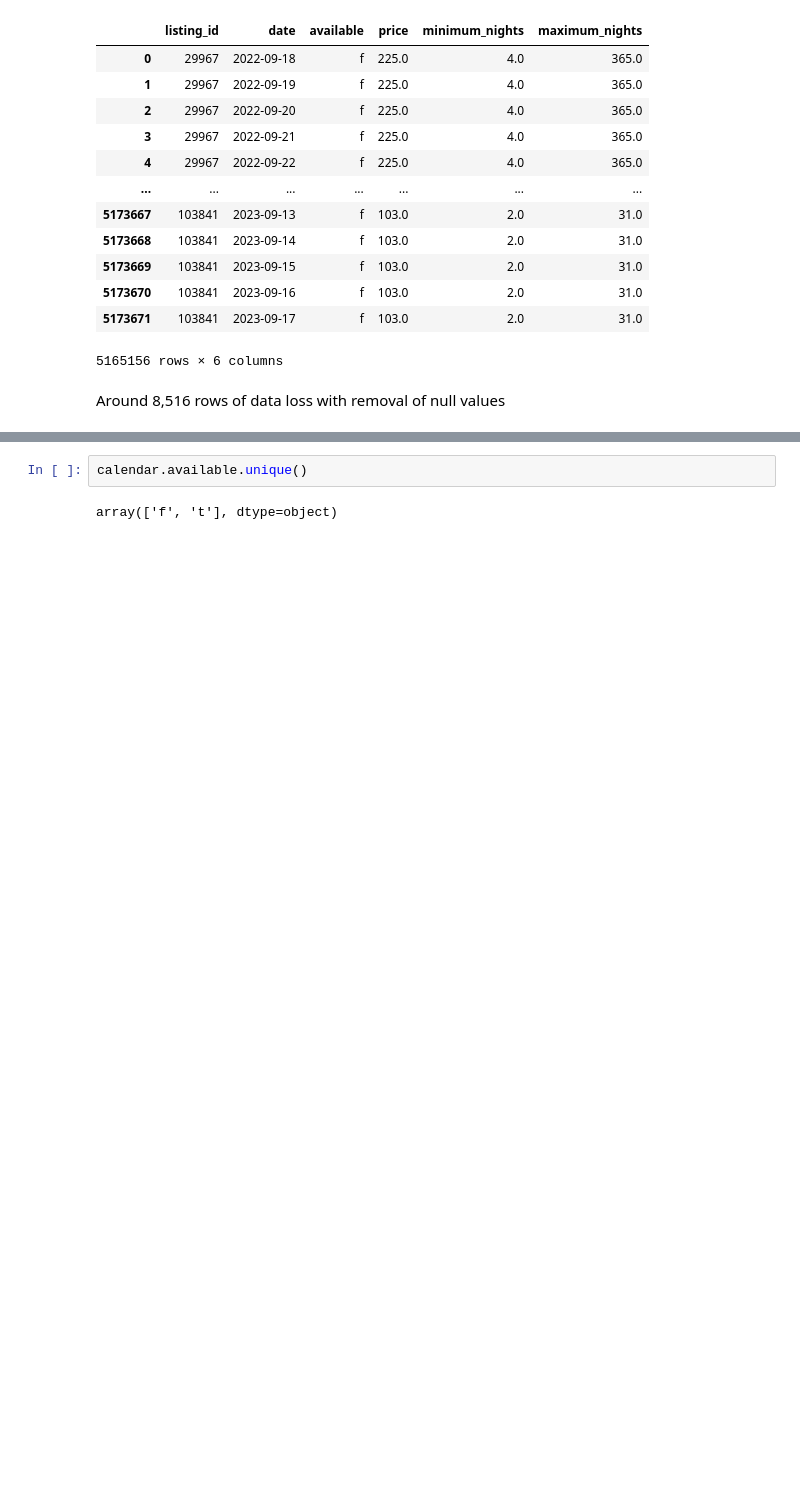
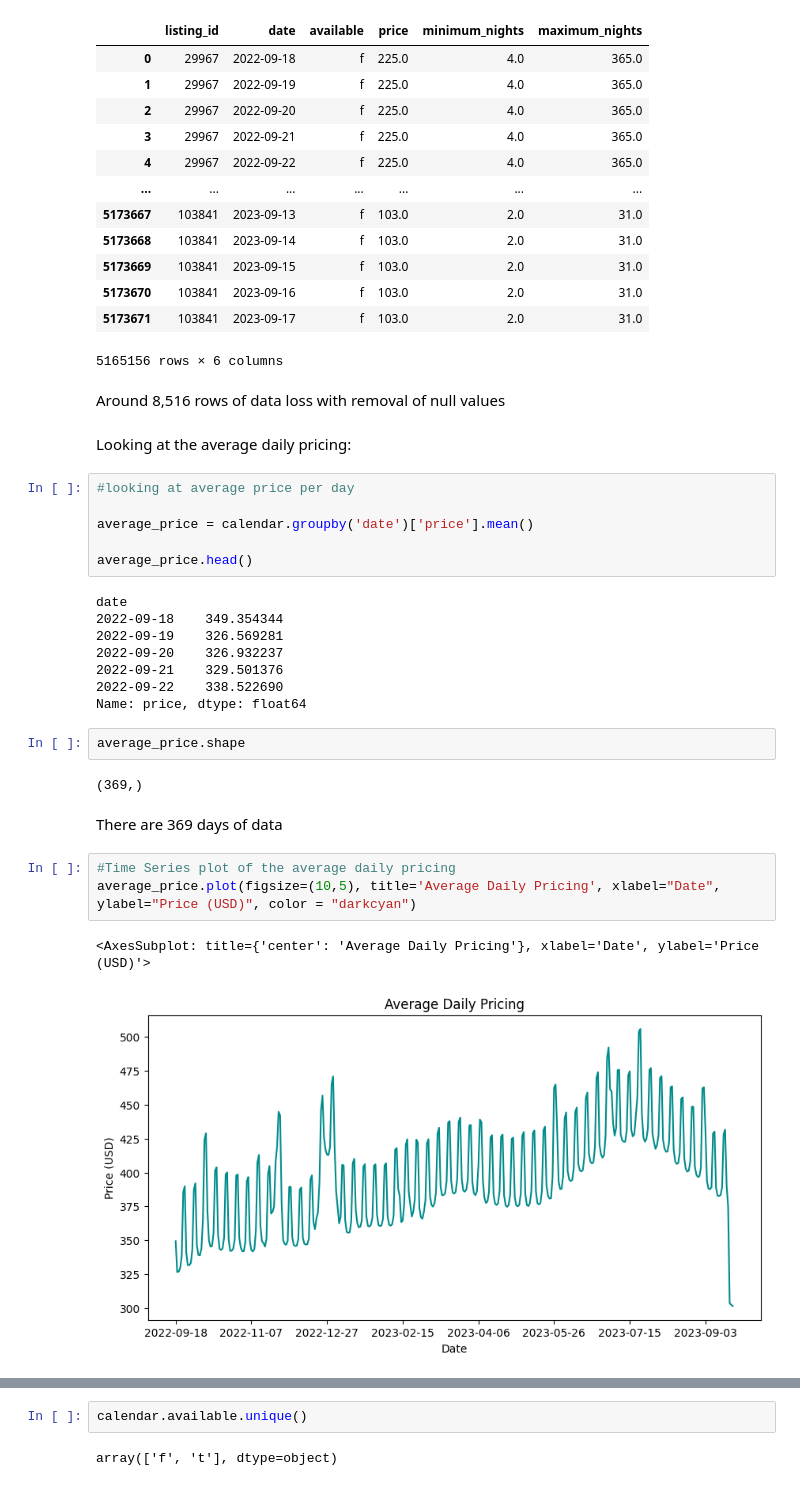
Before and after one commit to RenettaNelson/USD-Capstone-Project, a Jupyter notebook: Code Library Folder/Capstone-EDA.ipynb, the cells around one changed output, grey strips where cells are left out. Saved outputs shown, nothing was run; the diff lists cells and outputs as text; blank space fills up the shorter version.

```diff
--- a/Code Library Folder/Capstone-EDA.ipynb
+++ b/Code Library Folder/Capstone-EDA.ipynb
@@ -129,3 +118,31 @@ calendar.dropna()
 5165156 rows × 6 columns
 # %% [markdown]
 Around 8,516 rows of data loss with removal of null values
+# %% [markdown]
+Looking at the average daily pricing:
+# %%
+#looking at average price per day
+
+average_price = calendar.groupby('date')['price'].mean()
+
+average_price.head()
+# %% [output]
+date
+2022-09-18    349.354344
+2022-09-19    326.569281
+2022-09-20    326.932237
+2022-09-21    329.501376
+2022-09-22    338.522690
+Name: price, dtype: float64
+# %%
+average_price.shape
+# %% [output]
+(369,)
+# %% [markdown]
+There are 369 days of data
+# %%
+#Time Series plot of the average daily pricing
+average_price.plot(figsize=(10,5), title='Average Daily Pricing', xlabel="Date", ylabel="Price (USD)", color = "darkcyan")
+# %% [output]
+<AxesSubplot: title={'center': 'Average Daily Pricing'}, xlabel='Date', ylabel='Price (USD)'>
+[figure, added]
```
Also changed, not shown: parts of 46 cells of this notebook.
